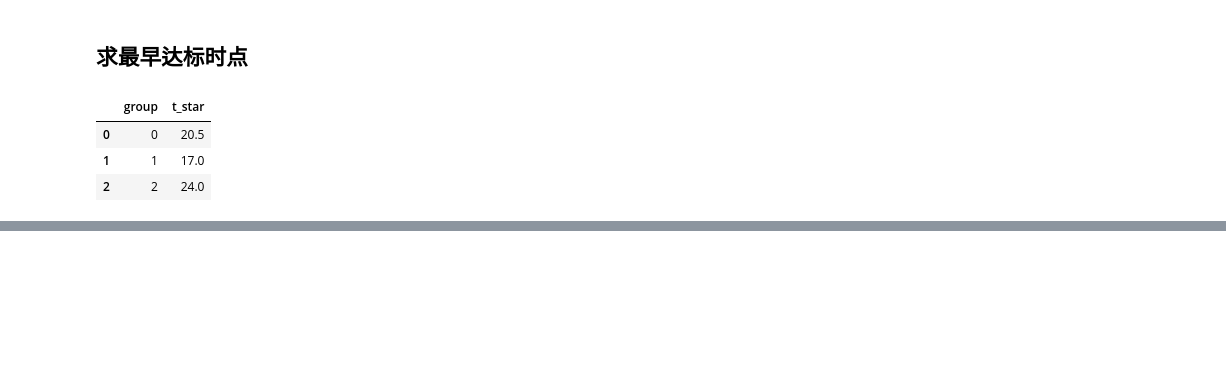
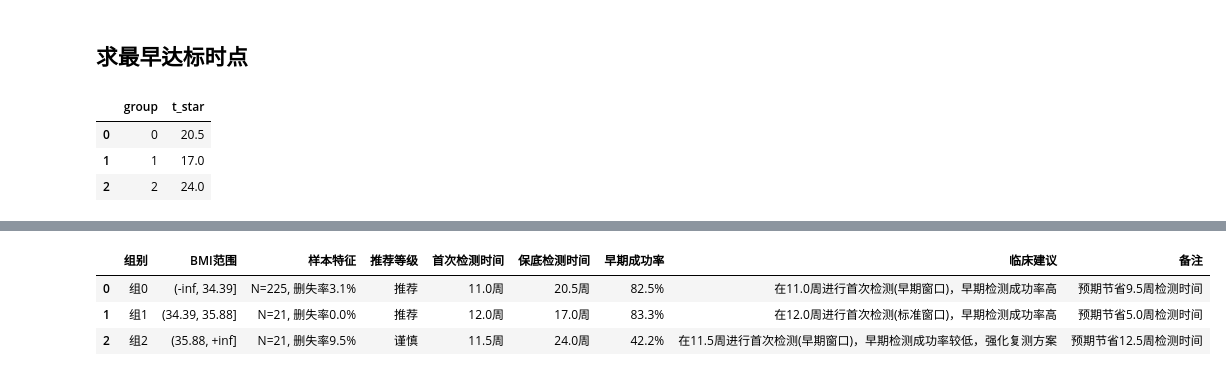
Before and after one commit to George-Zheng-1013/prenatal-testing, a Jupyter notebook: Q2/两阶段.ipynb, the cells around one changed output, grey strips where cells are left out. Drawn from its saved outputs; the diff is of its cells as text; code cells hidden in the pictures; blank space fills up the shorter version.

```diff
--- a/Q2/数据预处理.ipynb
+++ b/Q2/两阶段.ipynb
@@ -1322,0 +1019,89 @@ except NameError:
+# %%
+# 生成实际应用建议
+def generate_practical_recommendations(
+    opt_results: dict,
+    stats_df: pd.DataFrame,
+    sensitivity_results: dict = None
+):
+    """生成实际临床应用建议"""
+
+    recommendations = []
+
+    for g, strategy in opt_results.items():
+        group_info = stats_df[stats_df['group'] == g].iloc[0]
+
+        # 基础建议
+        t0_opt = strategy['t0']
+        t_star = strategy['t_star_g']
+        early_rate = strategy['F_t0']
+
+        # 建议分类
+        if early_rate >= 0.8:
+            advice_level = "推荐"
+            risk_note = "早期检测成功率高"
+        elif early_rate >= 0.6:
+            advice_level = "建议"
+            risk_note = "早期检测中等成功率，需关注复测"
+        else:
+            advice_level = "谨慎"
+            risk_note = "早期检测成功率较低，强化复测方案"
+
+        # 时间窗口建议
+        if t0_opt < 12:
+            timing_advice = f"在{t0_opt:.1f}周进行首次检测(早期窗口)"
+        elif t0_opt < 16:
+            timing_advice = f"在{t0_opt:.1f}周进行首次检测(标准窗口)"
+        else:
+            timing_advice = f"在{t0_opt:.1f}周进行首次检测(延后窗口)"
+
+        recommendations.append({
+            '组别': f"组{int(g)}",
+            'BMI范围': group_info['bmi_interval'],
+            '样本特征': f"N={int(group_info['n'])}, 删失率{group_info['censored_rate']:.1%}",
+            '推荐等级': advice_level,
+            '首次检测时间': f"{t0_opt:.1f}周",
+            '保底检测时间': f"{t_star:.1f}周",
+            '早期成功率': f"{early_rate:.1%}",
+            '临床建议': f"{timing_advice}，{risk_note}",
+            '备注': f"预期节省{t_star-t0_opt:.1f}周检测时间"
+        })
+
+    rec_df = pd.DataFrame(recommendations)
+
+    # 生成总体建议
+    overall_advice = f"""
+=== 临床实施建议 ===
+
+1. 个性化检测策略：
+   - 根据孕妇BMI分组，采用不同的两阶段检测方案
+   - 低BMI组: 早期检测时点可适当提前
+   - 高BMI组: 早期检测时点需适当推迟，加强保底检测
+
+2. 质量控制要点：
+   - 确保早期检测的技术可靠性
+   - 建立完善的复测跟踪机制
+   - 设置风险阈值预警系统
+
+3. 成本效益考量：
+   - 早期检测可显著减少整体检测时间
+   - 需平衡检测成本与临床效果
+   - 建议建立动态成本调节机制
+
+4. 实施监控：
+   - 定期评估各组实际达标率
+   - 监控成本控制效果
+   - 根据实际情况调整参数
+"""
+
+    return rec_df, overall_advice
+
+# 生成应用建议
+recommendations_df, overall_advice = generate_practical_recommendations(
+    optimization_results, stats, sensitivity_results
+)
+
+print("=== 个性化检测方案建议 ===")
+display(recommendations_df)
+
+print(overall_advice)
+# %% [output]
@@ -1322,0 +1109,4 @@ except NameError:
+|  | 组别 | BMI范围 | 样本特征 | 推荐等级 | 首次检测时间 | 保底检测时间 | 早期成功率 | 临床建议 | 备注 |
+| 0 | 组0 | (-inf, 34.39] | N=225, 删失率3.1% | 推荐 | 11.0周 | 20.5周 | 82.5% | 在11.0周进行首次检测(早期窗口)，早期检测成功率高 | 预期节省9.5周检测时间 |
+| 1 | 组1 | (34.39, 35.88] | N=21, 删失率0.0% | 推荐 | 12.0周 | 17.0周 | 83.3% | 在12.0周进行首次检测(标准窗口)，早期检测成功率高 | 预期节省5.0周检测时间 |
+| 2 | 组2 | (35.88, +inf] | N=21, 删失率9.5% | 谨慎 | 11.5周 | 24.0周 | 42.2% | 在11.5周进行首次检测(早期窗口)，早期检测成功率较低，强化复测方案 | 预期节省12.5周检测时间 |
```
Also changed, not shown: parts of 16 cells of this notebook, 1 other file.
